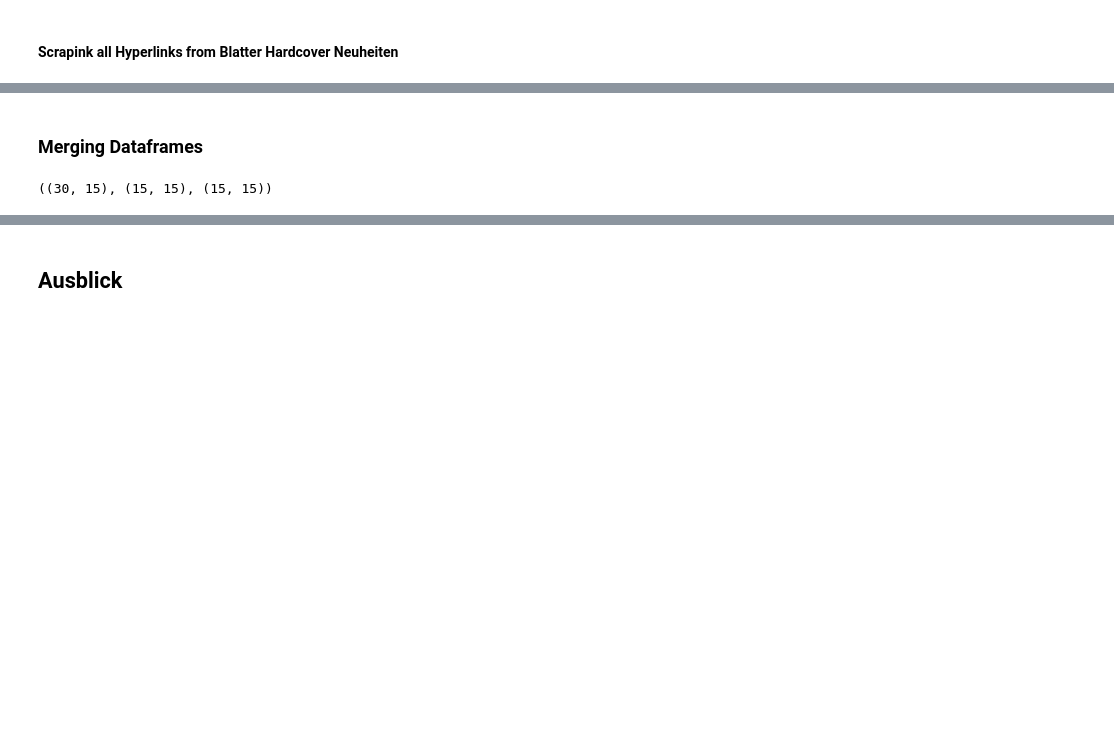
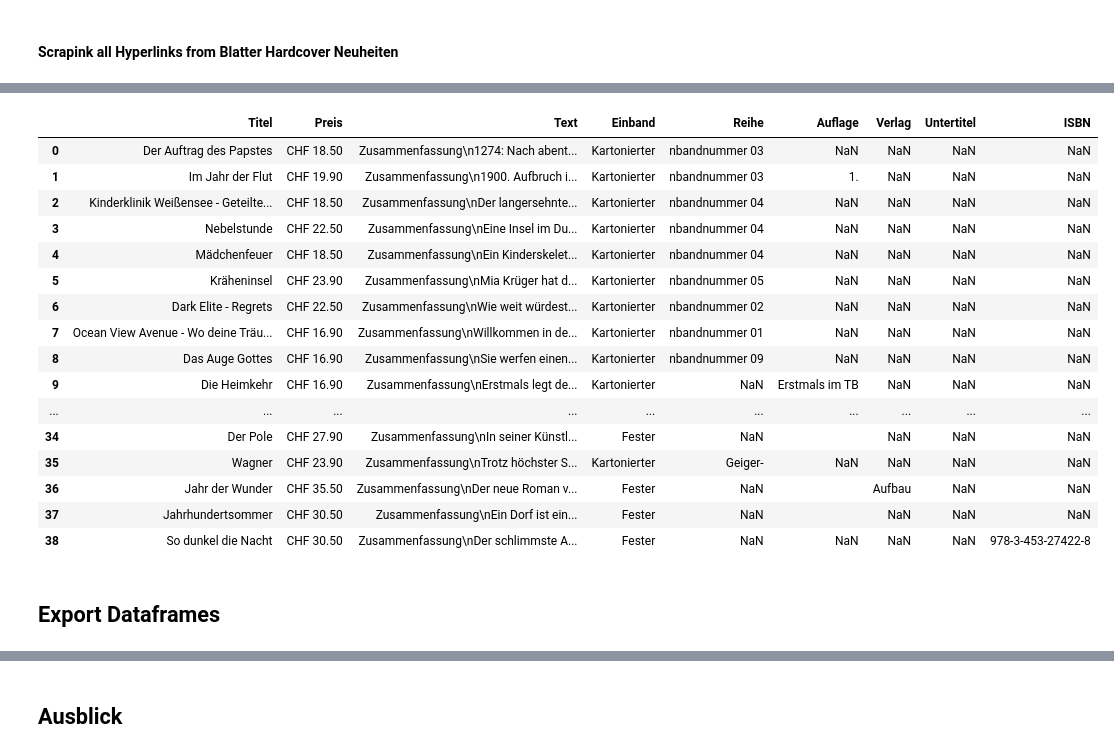
Before and after one commit to yalais/Bibliothek-cornillie, a Jupyter notebook: scraper/scraper_blatter.ipynb, the cells around one changed output, grey strips where cells are left out. Saved outputs shown, nothing was run; the diff lists cells and outputs as text; code cells hidden in the pictures; blank space fills up the shorter version.

Commit message:
new scraping method

```diff
--- a/scraper/scraper_blatter.ipynb
+++ b/scraper/scraper_blatter.ipynb
@@ -27,16 +27,14 @@ driver.get(blatter_tb)
 # data frame
 buch_df = pd.DataFrame(columns=['Titel',
                             'Preis',
-                            'Autor',
                             'details',
-                            'Genre',
                             'Text'])
 
 # get all links
 all_links_tb = []
 
 for page in range(1,4):
-
+    print('scraping page:', page)
     # scrape all <a> tags
     links = driver.find_elements(By.XPATH, '/html/body/div[3]/div[2]/form/div/div[2]/table/tbody/tr/td/div//a')
 
@@ -61,19 +63,11 @@ PATH = "C:\Program Files (x86)\chromedriver.exe"
 driver = webdriver.Chrome(PATH)
 driver.get(blatter_hc)
 
-# data frame
-buch_df = pd.DataFrame(columns=['Titel',
-                            'Preis',
-                            'Autor',
-                            'details',
-                            'Genre',
-                            'Text'])
-
 # get all links
 all_links_hc = []
 
 for page in range(1,4):
-
+    print('scraping page', page)
     # scrape all <a> tags
     links = driver.find_elements(By.XPATH, '/html/body/div[3]/div[2]/form/div/div[2]/table/tbody/tr/td/div//a')
 
@@ -352,8 +206,44 @@ buch_df_hc.head()
+# %%
+def data_wrangling_pipeline(df):
+    # apply the function to the data frame (create a new column with extracted details)
+    df['details_dict'] = df['details'].apply(extract_details)
+    # create new dataframe with the details
+    details_df = df['details_dict'].apply(pd.Series, dtype= 'object')
+    # concat both dataframes
+    new_df = pd.concat([buch_df, details_df], axis=1)
+    # drop the old details columns
+    new_df.drop(['details', 'details_dict'], axis=1, inplace=True)
+    return new_df
+# %%
+buch_df = data_wrangling_pipeline(buch_df)
+
+#drop all rows where the title is nan
+buch_df = buch_df[buch_df['Titel'] != 'nan']
+
+#drop duplicates
+buch_df.drop_duplicates(subset=['Titel'], inplace=True)
+
+# reset index
+buch_df.reset_index(drop=True, inplace=True)
+# %%
+buch_df
+# %% [output]
+|  | Titel | Preis | Text | Einband | Reihe | Auflage | Verlag | Untertitel | ISBN |
+| 0 | Der Auftrag des Papstes | CHF 18.50 | Zusammenfassung\n1274: Nach abent... | Kartonierter | nbandnummer 03 | NaN | NaN | NaN | NaN |
+| 1 | Im Jahr der Flut | CHF 19.90 | Zusammenfassung\n1900. Aufbruch i... | Kartonierter | nbandnummer 03 | 1. | NaN | NaN | NaN |
+| 2 | Kinderklinik Weißensee - Geteilte... | CHF 18.50 | Zusammenfassung\nDer langersehnte... | Kartonierter | nbandnummer 04 | NaN | NaN | NaN | NaN |
+| 3 | Nebelstunde | CHF 22.50 | Zusammenfassung\nEine Insel im Du... | Kartonierter | nbandnummer 04 | NaN | NaN | NaN | NaN |
+| 4 | Mädchenfeuer | CHF 18.50 | Zusammenfassung\nEin Kinderskelet... | Kartonierter | nbandnummer 04 | NaN | NaN | NaN | NaN |
+| 5 | Kräheninsel | CHF 23.90 | Zusammenfassung\nMia Krüger hat d... | Kartonierter | nbandnummer 05 | NaN | NaN | NaN | NaN |
+| 6 | Dark Elite - Regrets | CHF 22.50 | Zusammenfassung\nWie weit würdest... | Kartonierter | nbandnummer 02 | NaN | NaN | NaN | NaN |
+| 7 | Ocean View Avenue - Wo deine Träu... | CHF 16.90 | Zusammenfassung\nWillkommen in de... | Kartonierter | nbandnummer 01 | NaN | NaN | NaN | NaN |
+| 8 | Das Auge Gottes | CHF 16.90 | Zusammenfassung\nSie werfen einen... | Kartonierter | nbandnummer 09 | NaN | NaN | NaN | NaN |
+| 9 | Die Heimkehr | CHF 16.90 | Zusammenfassung\nErstmals legt de... | Kartonierter | NaN | Erstmals im TB | NaN | NaN | NaN |
+| ... | ... | ... | ... | ... | ... | ... | ... | ... | ... |
+| 34 | Der Pole | CHF 27.90 | Zusammenfassung\nIn seiner Künstl... | Fester | NaN |  | NaN | NaN | NaN |
+| 35 | Wagner | CHF 23.90 | Zusammenfassung\nTrotz höchster S... | Kartonierter | Geiger- | NaN | NaN | NaN | NaN |
+| 36 | Jahr der Wunder | CHF 35.50 | Zusammenfassung\nDer neue Roman v... | Fester | NaN |  | Aufbau | NaN | NaN |
+| 37 | Jahrhundertsommer | CHF 30.50 | Zusammenfassung\nEin Dorf ist ein... | Fester | NaN |  | NaN | NaN | NaN |
+| 38 | So dunkel die Nacht | CHF 30.50 | Zusammenfassung\nDer schlimmste A... | Fester | NaN | NaN | NaN | NaN | 978-3-453-27422-8 |
 # %% [markdown]
-### Merging Dataframes
+## Export Dataframes
-# %%
-df_neuheiten_blatter = pd.concat([buch_df_hc, buch_df_tb], ignore_index=True)
-
-df_neuheiten_blatter.shape, buch_df_hc.shape, buch_df_tb.shape
-# %% [output]
-((30, 15), (15, 15), (15, 15))
```
Also changed, not shown: parts of 15 cells of this notebook, 1 other file.
